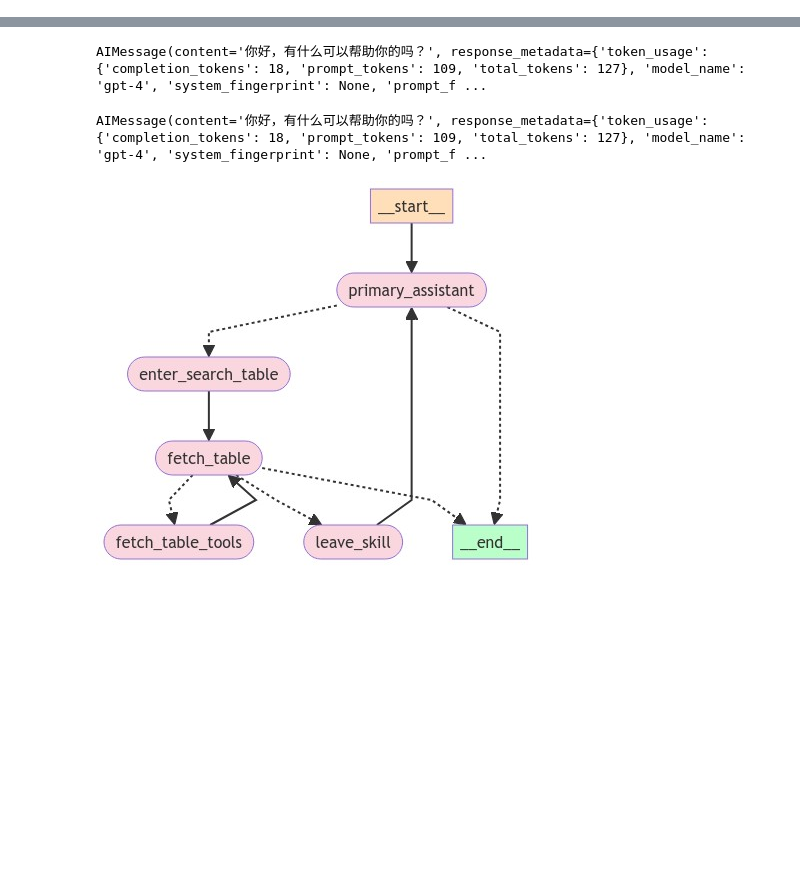
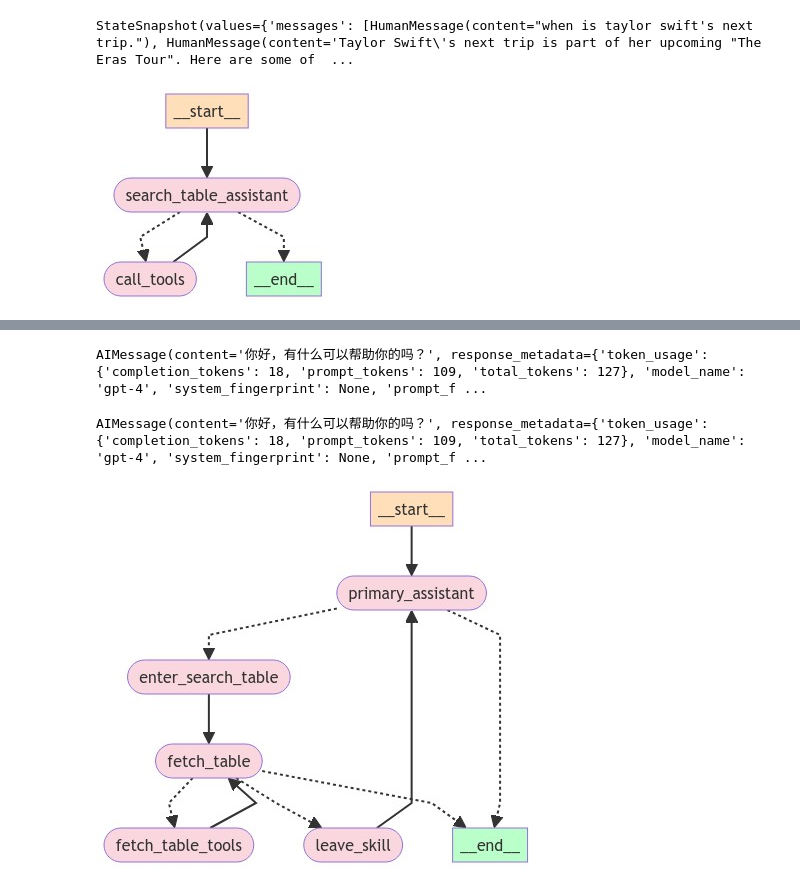
Before and after one commit to zhuxiaohai/rockchat, a Jupyter notebook: Untitled.ipynb, the cells around one changed output, grey strips where cells are left out. Cells and saved outputs as stored; diff of their text form; code cells hidden in the pictures; blank space fills up the shorter version.

```diff
--- a/Untitled.ipynb
+++ b/Untitled.ipynb
@@ -324,0 +702,4 @@ builder.add_conditional_edges(
+# %%
+super_graph.get_state(config)
+# %% [output]
+StateSnapshot(values={'messages': [HumanMessage(content="when is taylor swift's next trip."), HumanMessage(content='Taylor Swift\'s next trip is part of her upcoming "The Eras Tour". Here are some of  ...
@@ -324,0 +843,8 @@ builder.add_conditional_edges(
+# %%
+def create_tool_node_with_fallback(tools: list) -> dict:
+    return ToolNode(tools)
+# %%
+from langgraph.prebuilt import ToolNode
+
+tools = [search_table]
+search_table_tools = create_tool_node_with_fallback(tools)
@@ -324,0 +869,37 @@ builder.add_conditional_edges(
+# %%
+workflow = StateGraph(AgentState)
+
+workflow.add_node("search_table_assistant", search_table_assistant)
+workflow.add_node("call_tools", search_table_tools)
+
+workflow.add_conditional_edges(
+    "search_table_assistant",
+    route_search_table,
+    {"call_tools": "call_tools", "__end__": END},
+)
+
+# workflow.add_conditional_edges(
+#     "call_tool",
+#     # Each agent node updates the 'sender' field
+#     # the tool calling node does not, meaning
+#     # this edge will route back to the original agent
+#     # who invoked the tool
+#     lambda x: x["sender"],
+#     {
+#         "Researcher": "Researcher",
+#     },
+# )
+workflow.add_edge("call_tools", "search_table_assistant")
+workflow.set_entry_point("search_table_assistant")
+memory = SqliteSaver.from_conn_string(":memory:")
+graph = workflow.compile(checkpointer=memory,)
+# %%
+from IPython.display import Image, display
+
+try:
+    display(Image(graph.get_graph(xray=True).draw_mermaid_png()))
+except Exception:
+    # This requires some extra dependencies and is optional
+    pass
+# %% [output]
+[figure, added]
```
Also changed, not shown: parts of 43 cells of this notebook.
